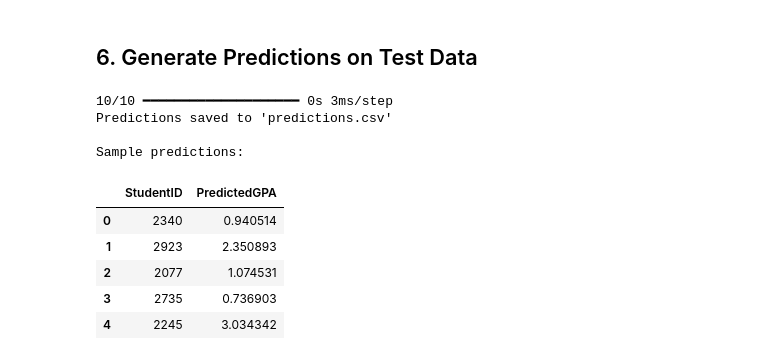
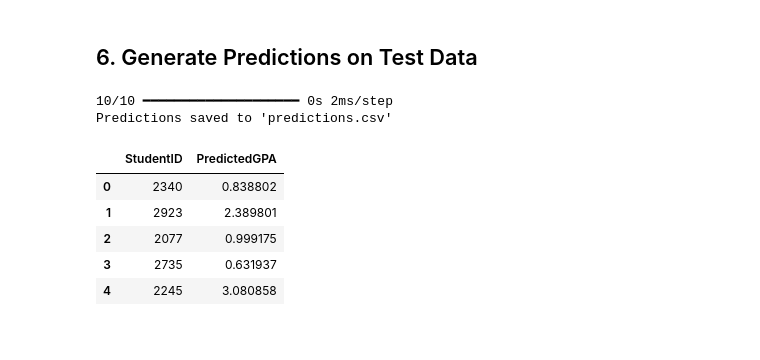
Before and after one commit to Mehregan-Gogina/Student-GPA-Analysis, a Jupyter notebook: student_GPA.ipynb, the cells around one changed output. Saved outputs shown, nothing was run; the diff lists cells and outputs as text; code cells hidden in the pictures.

```diff
--- a/student_GPA.ipynb
+++ b/student_GPA.ipynb
@@ -269,38 +257,34 @@ Validation R²: 93.2870%
 # %% [markdown]
 ## 6. Generate Predictions on Test Data
 # %%
-# Process test data
 if 'GPA' in test_df.columns:
     X_test = test_df.drop('GPA', axis=1)
 else:
     X_test = test_df
 
 X_test_processed = preprocessor.transform(X_test)
 
 # Make predictions
 test_predictions = model.predict(X_test_processed).flatten()
 
 # Save predictions to CSV
 output_df = pd.DataFrame({
     'StudentID': test_df['StudentID'],
     'PredictedGPA': test_predictions
 })
-output_df.to_csv('predictions.csv', index=False)
+output_df.to_csv('GPA_predictions.csv', index=False)
 
 print("Predictions saved to 'predictions.csv'")
-print("\nSample predictions:")
 display(output_df.head())
 # %% [output]
-10/10 ━━━━━━━━━━━━━━━━━━━━ 0s 3ms/step
+10/10 ━━━━━━━━━━━━━━━━━━━━ 0s 2ms/step
 Predictions saved to 'predictions.csv'
-
-Sample predictions:
 |  | StudentID | PredictedGPA |
-| 0 | 2340 | 0.940514 |
-| 1 | 2923 | 2.350893 |
-| 2 | 2077 | 1.074531 |
-| 3 | 2735 | 0.736903 |
-| 4 | 2245 | 3.034342 |
+| 0 | 2340 | 0.838802 |
+| 1 | 2923 | 2.389801 |
+| 2 | 2077 | 0.999175 |
+| 3 | 2735 | 0.631937 |
+| 4 | 2245 | 3.080858 |
 # %% [markdown]
 ## 7. خلاصه مدل و نتیجه‌گیری
 
```
Also changed, not shown: parts of 10 cells of this notebook.
